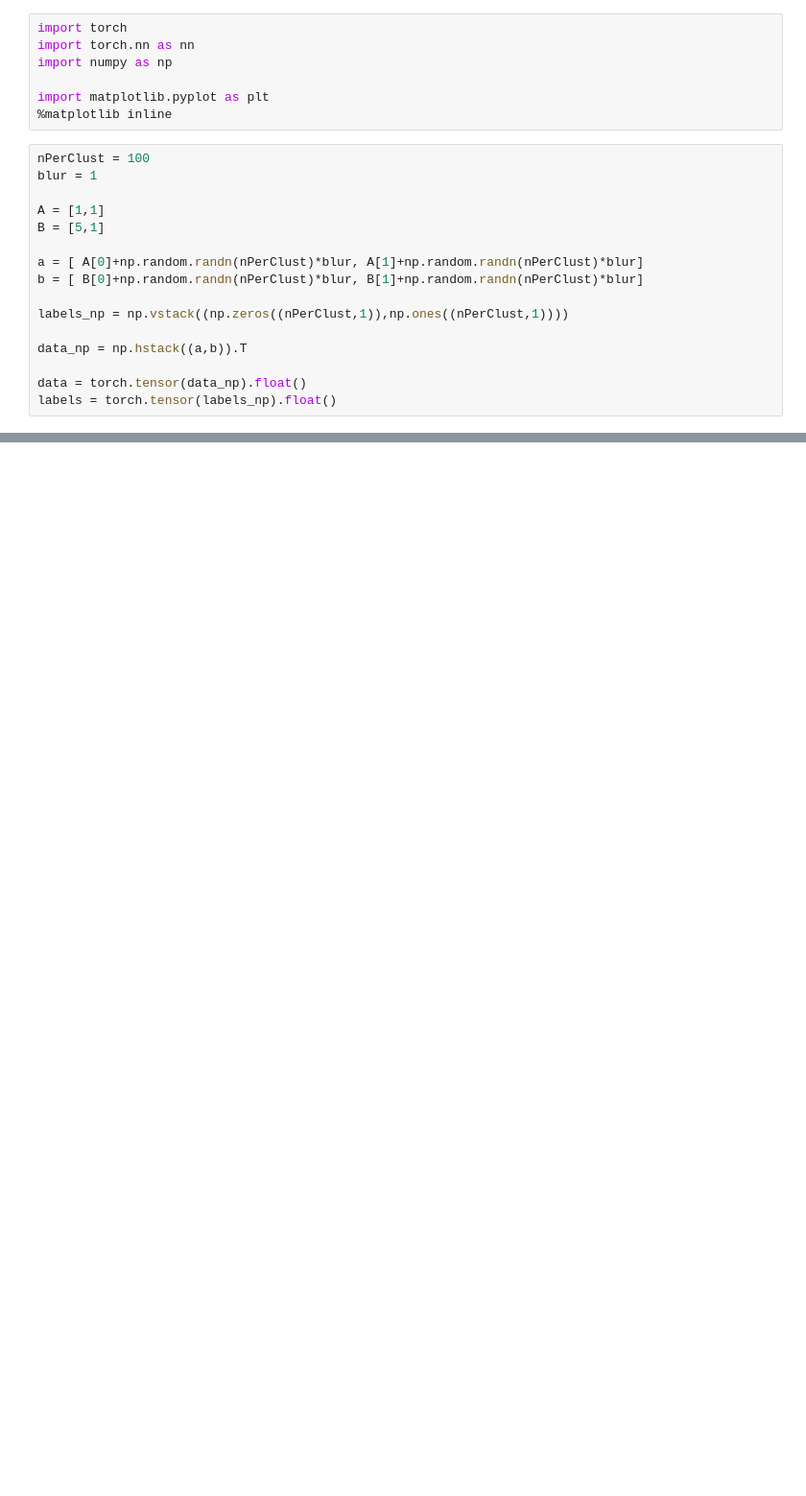
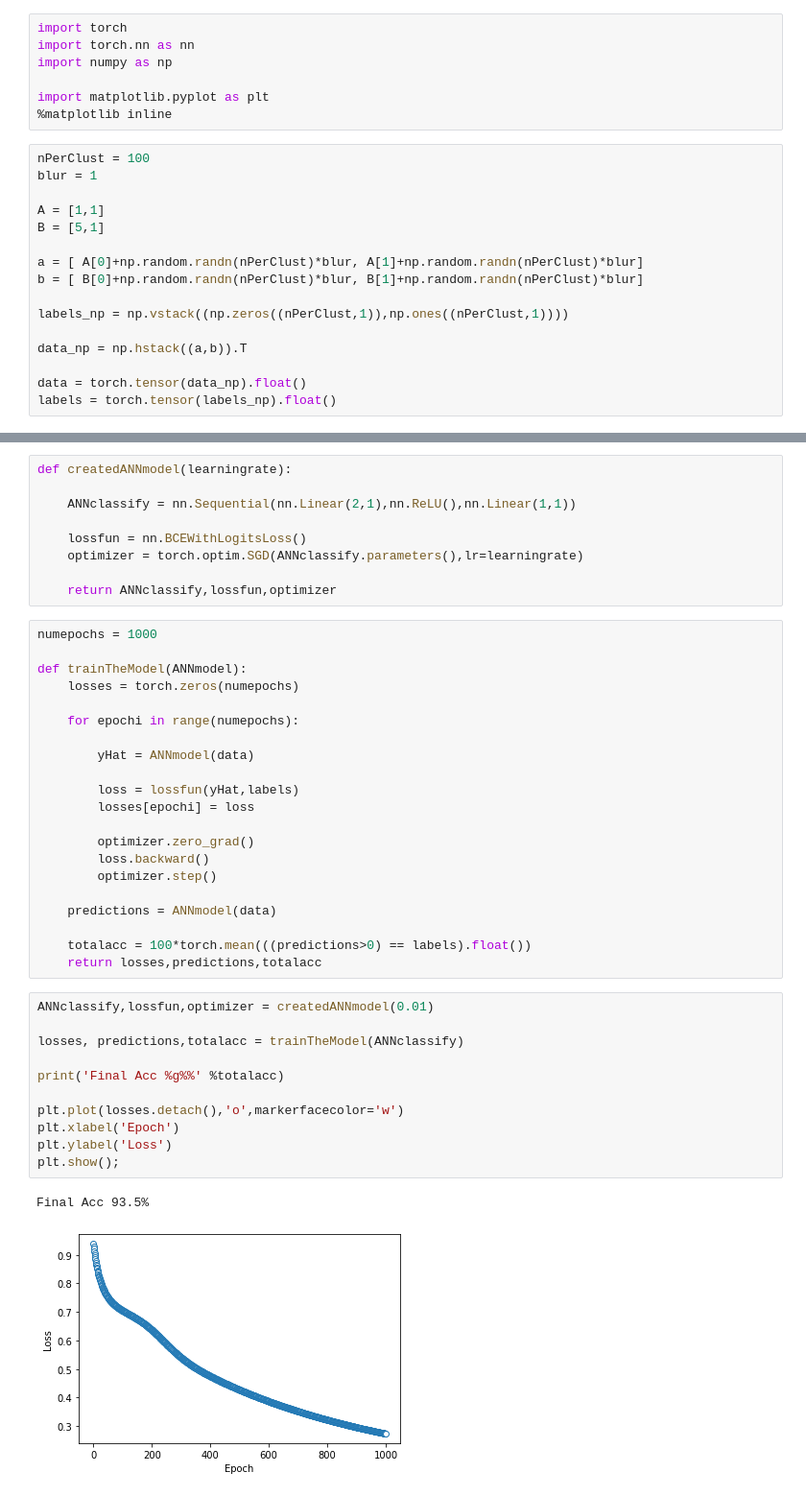
Before and after one commit to Sirfowahid/Artificial-Neural-Network, a Jupyter notebook: ANN-For-LearningRate-Experiment.ipynb, the cells around one changed output, grey strips where cells are left out. Shown at 96% size. Drawn from its saved outputs; the diff is of its cells as text; blank space fills up the shorter version.

```diff
--- a/ANN-For-LearningRate-Experiment.ipynb
+++ b/ANN-For-LearningRate-Experiment.ipynb
@@ -33,0 +34,44 @@ plt.show();
+# %%
+def createdANNmodel(learningrate):
+
+    ANNclassify = nn.Sequential(nn.Linear(2,1),nn.ReLU(),nn.Linear(1,1))
+
+    lossfun = nn.BCEWithLogitsLoss()
+    optimizer = torch.optim.SGD(ANNclassify.parameters(),lr=learningrate)
+
+    return ANNclassify,lossfun,optimizer
+# %%
+numepochs = 1000
+
+def trainTheModel(ANNmodel):
+    losses = torch.zeros(numepochs)
+
+    for epochi in range(numepochs):
+
+        yHat = ANNmodel(data)
+
+        loss = lossfun(yHat,labels)
+        losses[epochi] = loss
+
+        optimizer.zero_grad()
+        loss.backward()
+        optimizer.step()
+
+    predictions = ANNmodel(data)
+
+    totalacc = 100*torch.mean(((predictions>0) == labels).float())
+    return losses,predictions,totalacc
+# %%
+ANNclassify,lossfun,optimizer = createdANNmodel(0.01)
+
+losses, predictions,totalacc = trainTheModel(ANNclassify)
+
+print('Final Acc %g%%' %totalacc)
+
+plt.plot(losses.detach(),'o',markerfacecolor='w')
+plt.xlabel('Epoch')
+plt.ylabel('Loss')
+plt.show();
+# %% [output]
+Final Acc 93.5%
+[figure, added]
```
Also changed, not shown: parts of 6 cells of this notebook, 1 other file.
